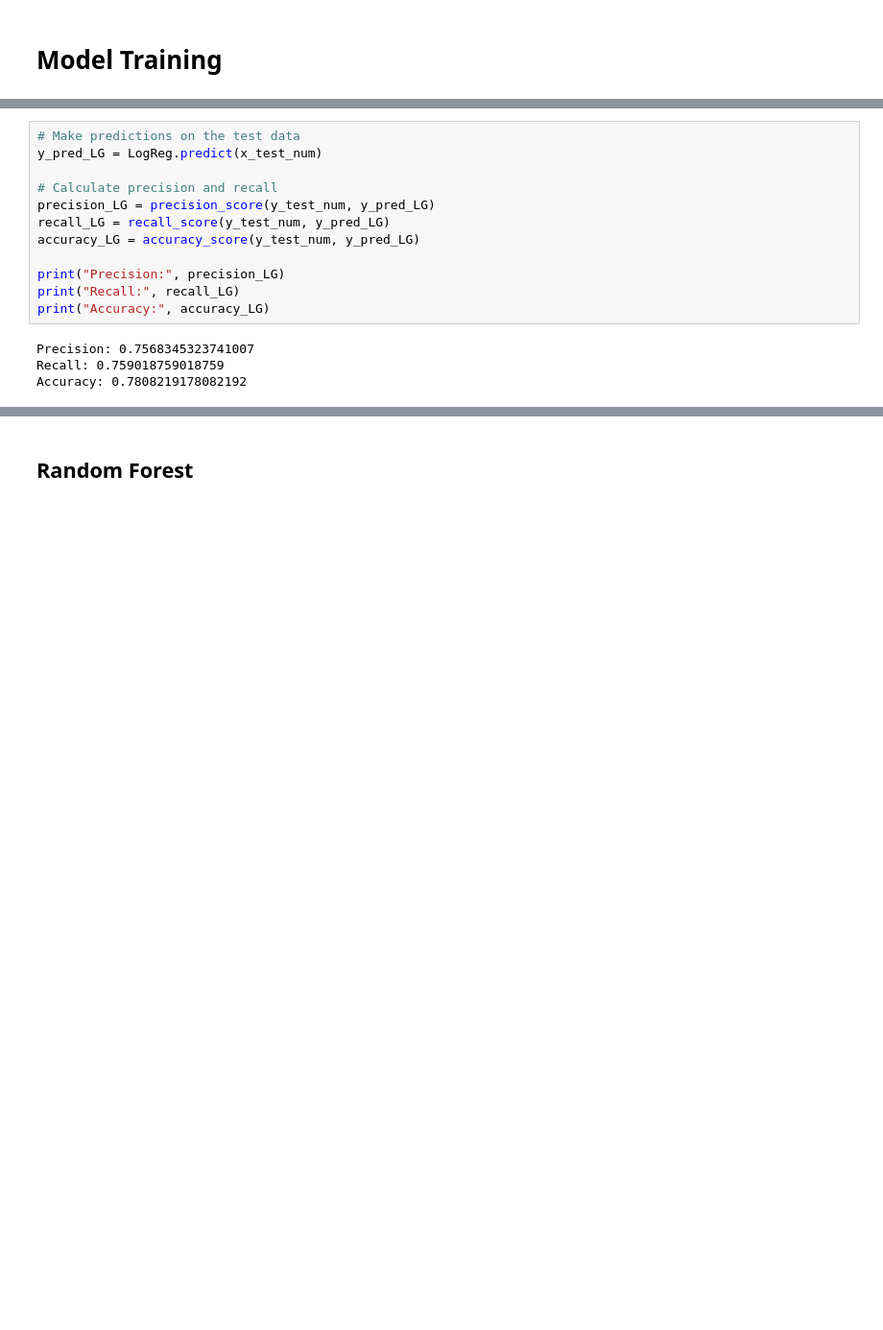
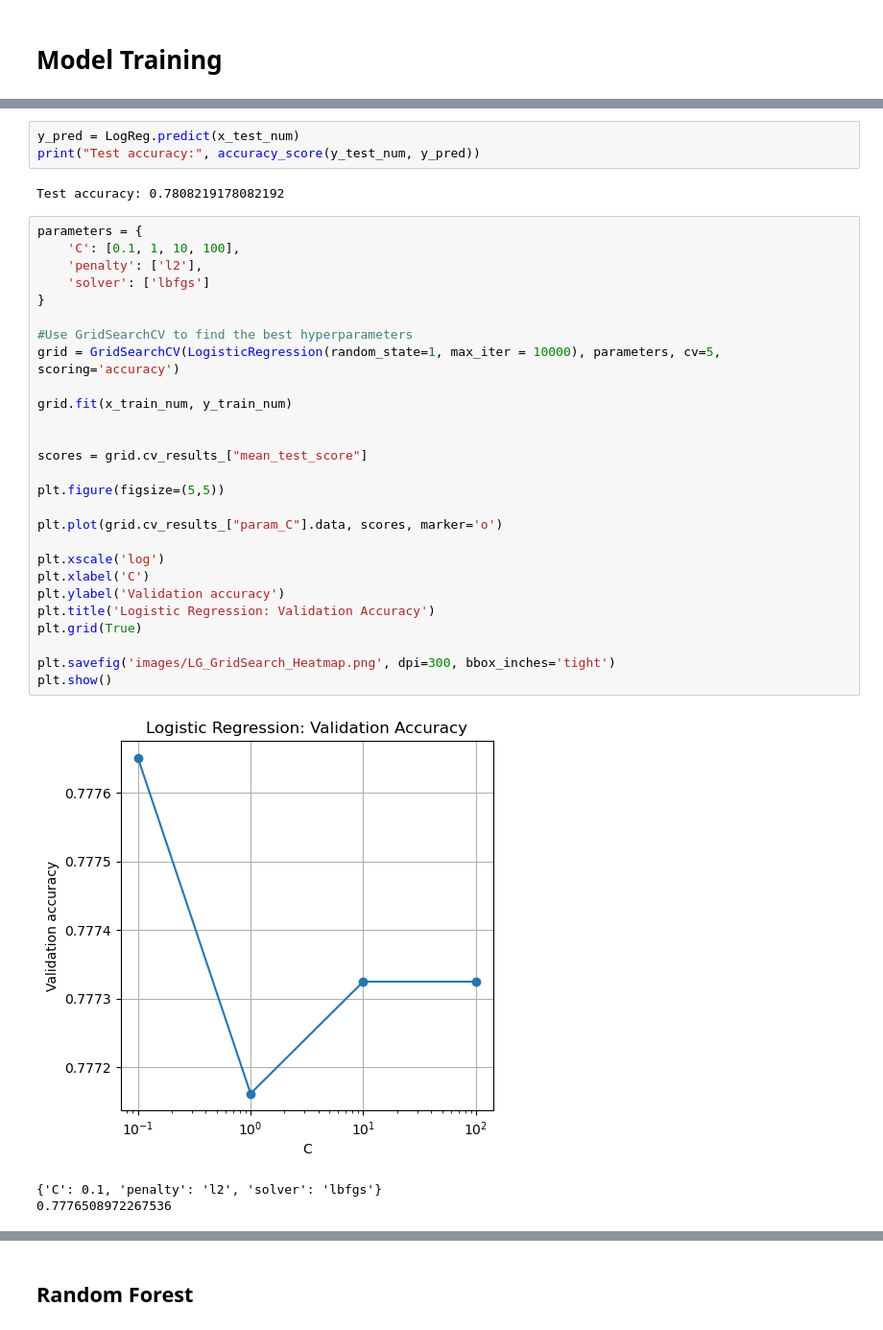
Before and after one commit to caroline-reges/Studying-Chytrid-Fungus-Using-Supervised-Machine-Learning, a Jupyter notebook: Code.ipynb, the cells around one changed output, grey strips where cells are left out. Shown at 96% size. Drawn from its saved outputs; the diff is of its cells as text; blank space fills up the shorter version.

```diff
--- a/Code.ipynb
+++ b/Code.ipynb
@@ -231,16 +259,36 @@ CatBoostClassifier(cat_features=['State', 'Sex', 'Age', 'CaptureEnvironment', 'o
+# %%
+y_pred = LogReg.predict(x_test_num)
+print("Test accuracy:", accuracy_score(y_test_num, y_pred))
+# %% [output]
+Test accuracy: 0.7808219178082192
 # %%
-# Make predictions on the test data
-y_pred_LG = LogReg.predict(x_test_num)
+parameters = {
+    'C': [0.1, 1, 10, 100],
+    'penalty': ['l2'],
+    'solver': ['lbfgs']
+}
 
-# Calculate precision and recall
-precision_LG = precision_score(y_test_num, y_pred_LG)
-recall_LG = recall_score(y_test_num, y_pred_LG)
-accuracy_LG = accuracy_score(y_test_num, y_pred_LG)
+#Use GridSearchCV to find the best hyperparameters
+grid = GridSearchCV(LogisticRegression(random_state=1, max_iter = 10000), parameters, cv=5, scoring='accuracy')
 
-print("Precision:", precision_LG)
-print("Recall:", recall_LG)
-print("Accuracy:", accuracy_LG)
+grid.fit(x_train_num, y_train_num)
+
+
+scores = grid.cv_results_["mean_test_score"]
+
+plt.figure(figsize=(5,5))
+
+plt.plot(grid.cv_results_["param_C"].data, scores, marker='o')
+
+plt.xscale('log')
+plt.xlabel('C')
+plt.ylabel('Validation accuracy')
+plt.title('Logistic Regression: Validation Accuracy')
+plt.grid(True)
+
+plt.savefig('images/LG_GridSearch_Heatmap.png', dpi=300, bbox_inches='tight')
+plt.show()
 # %% [output]
+[figure, added]
-Precision: 0.7568345323741007
-Recall: 0.759018759018759
-Accuracy: 0.7808219178082192
+{'C': 0.1, 'penalty': 'l2', 'solver': 'lbfgs'}
+0.7776508972267536
```
Also changed, not shown: parts of 6 cells of this notebook, 5 other files.
